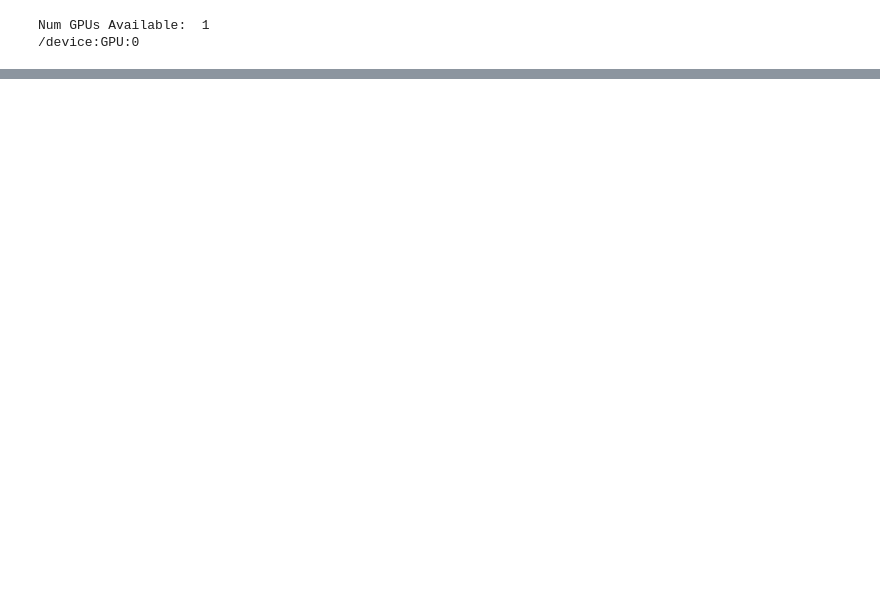
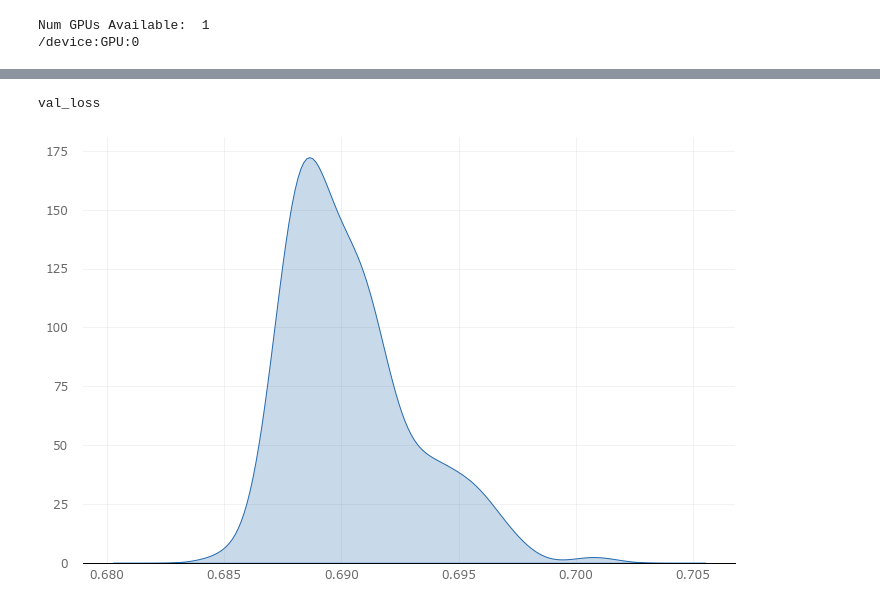
Before and after one commit to Yamamuen/CQF_final_project, a Jupyter notebook: DL.ipynb, the cells around one changed output, grey strips where cells are left out. Saved outputs shown, nothing was run; the diff lists cells and outputs as text; code cells hidden in the pictures; blank space fills up the shorter version.

```diff
--- a/DL.ipynb
+++ b/DL.ipynb
@@ -257,0 +414,6 @@ KeyboardInterrupt:
+# %%
+print('val_loss')
+talos.Analyze(scan).plot_kde('val_loss')
+# %% [output]
+val_loss
+[figure, added]
```
Also changed, not shown: parts of 40 cells of this notebook, 27 other files.
